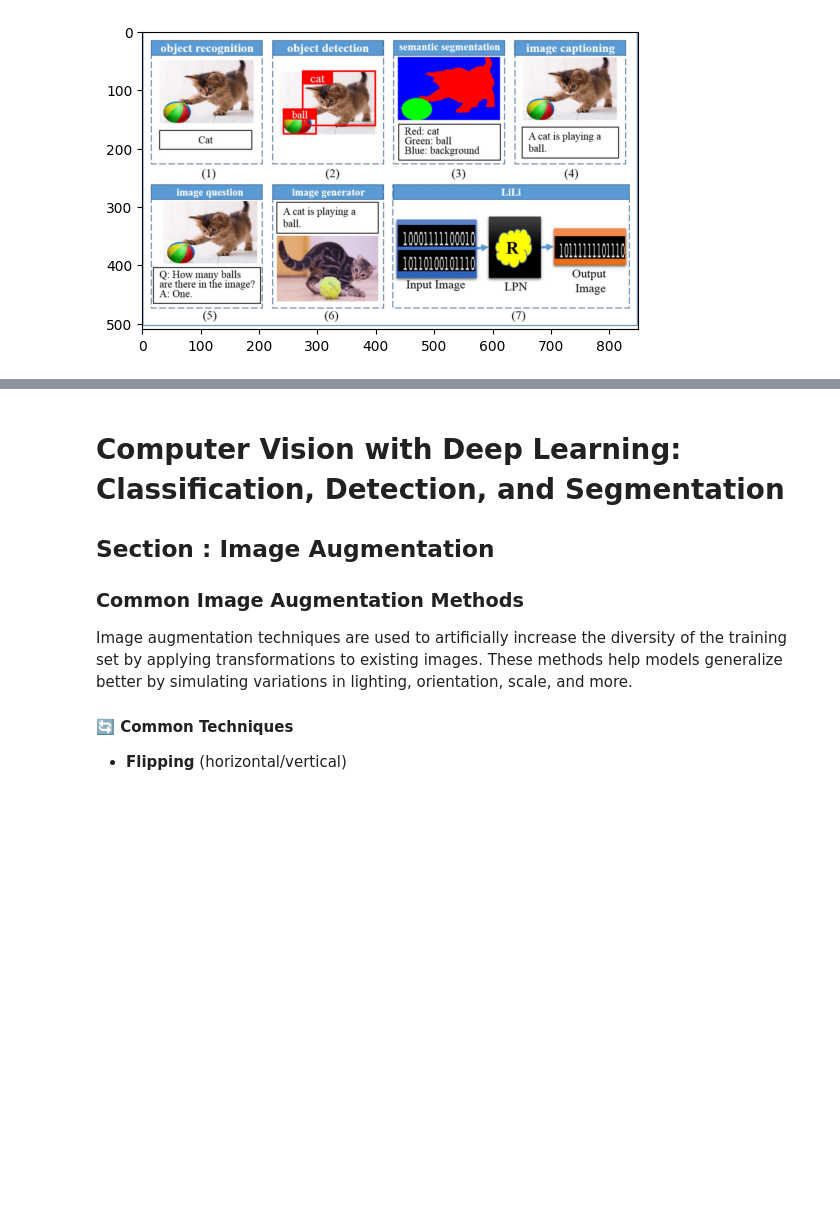
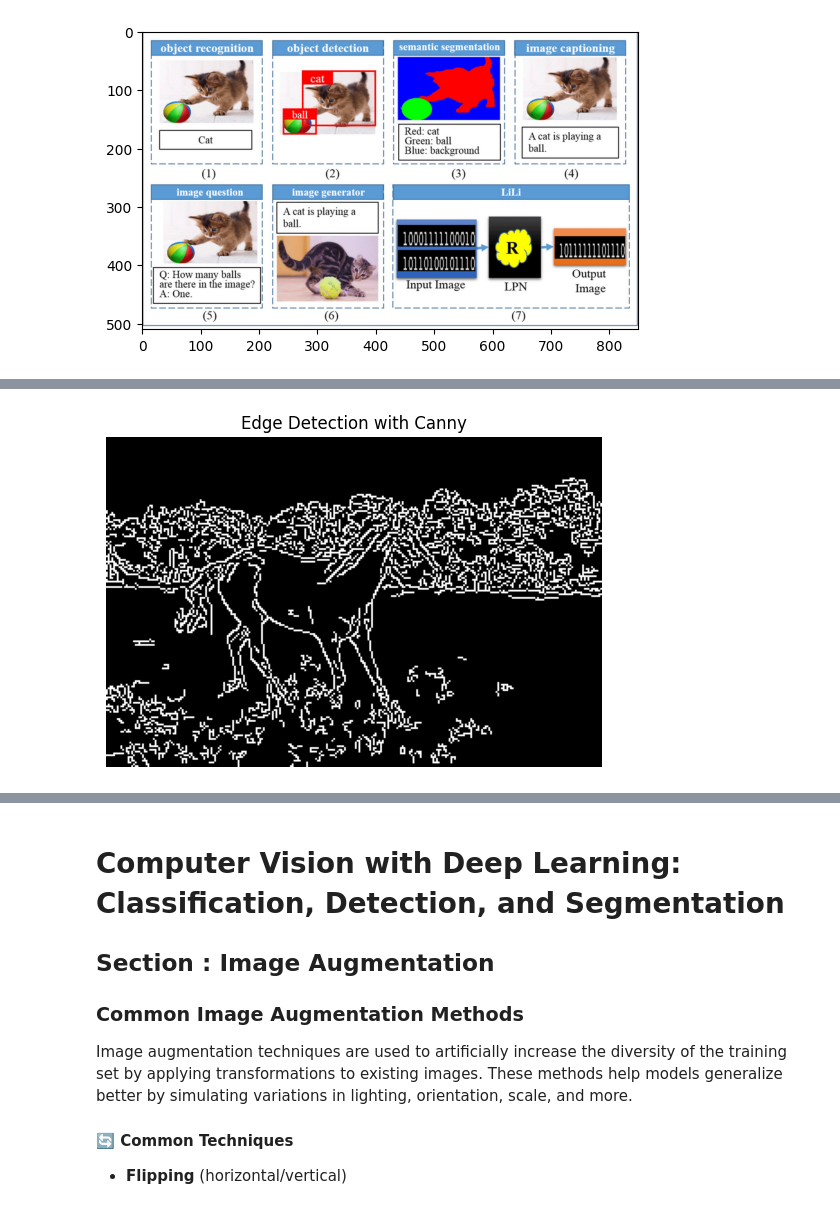
Before and after one commit to AnneLaureM/ComputerVision, a Jupyter notebook: ComputerVision.ipynb, the cells around one changed output, grey strips where cells are left out. Saved outputs shown, nothing was run; the diff lists cells and outputs as text; code cells hidden in the pictures; blank space fills up the shorter version.

```diff
--- a/ComputerVision.ipynb
+++ b/ComputerVision.ipynb
@@ -68,0 +212,13 @@ plt.imshow(img)
+# %%
+import cv2
+import matplotlib.pyplot as plt
+
+img = cv2.imread('data/horse2.jpeg', cv2.IMREAD_GRAYSCALE)
+edges = cv2.Canny(img, 100, 200)
+
+plt.imshow(edges, cmap='gray')
+plt.title("Edge Detection with Canny")
+plt.axis("off")
+plt.show()
+# %% [output]
+[figure, added]
```
Also changed, not shown: parts of 54 cells of this notebook, 1 other file.
